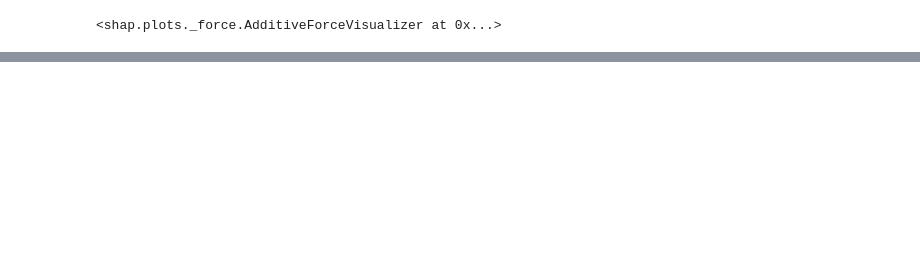
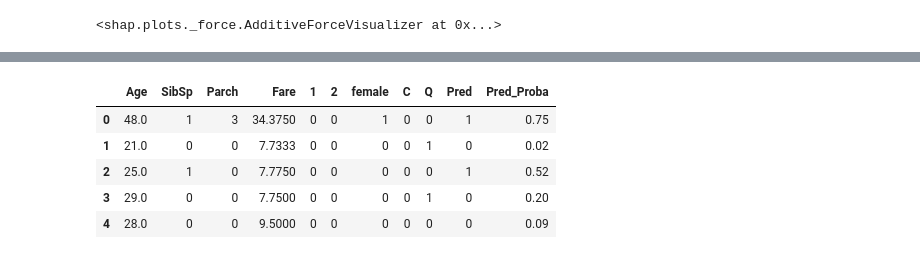
Before and after one commit to JuanFeA98/Machine_Learning, a Jupyter notebook: SHAP Values/Clasificacion.ipynb, the cells around one changed output, grey strips where cells are left out. Cells and saved outputs as stored; diff of their text form; code cells hidden in the pictures; blank space fills up the shorter version.

```diff
--- a/SHAP Values/Clasificacion.ipynb
+++ b/SHAP Values/Clasificacion.ipynb
@@ -79,6 +85,10 @@ y_pred = model.predict(X_test)
 # %%
 df_y_pred = pd.DataFrame(y_pred)
 df_y_pred.columns = ['Pred']
+# %%
+df_y_pred_proba = pd.DataFrame(y_pred_prob)
+df_y_pred_proba = df_y_pred_proba[[1]]
+df_y_pred_proba.columns = ['Pred_Proba']
 # %%
 sns.heatmap(confusion_matrix(y_test, y_pred)/len(y_test)*100, annot=True)
 plt.show()
@@ -97,3 +107,6 @@ print(classification_report(y_test, y_pred))
 weighted avg       0.82      0.82      0.82       179
 # %%
 df_final = pd.merge(X_test.reset_index(drop=True).reset_index(), df_y_pred.reset_index(), how='left', left_on='index', right_on='index')
+df_final = pd.merge(df_final, df_y_pred_proba.reset_index(), how='left', left_on='index', right_on='index')
+# %%
+df_final['Pred_Proba'] = df_final['Pred_Proba'].apply(lambda x: round(x, 2))
@@ -163,0 +172,11 @@ df_weight.sort_values('Weight', ascending=False)
+# %%
+df_final.drop('index', axis=1, inplace=True)
+# %%
+df_final.head()
+# %% [output]
+|  | Age | SibSp | Parch | Fare | 1 | 2 | female | C | Q | Pred | Pred_Proba |
+| 0 | 48.0 | 1 | 3 | 34.3750 | 0 | 0 | 1 | 0 | 0 | 1 | 0.75 |
+| 1 | 21.0 | 0 | 0 | 7.7333 | 0 | 0 | 0 | 0 | 1 | 0 | 0.02 |
+| 2 | 25.0 | 1 | 0 | 7.7750 | 0 | 0 | 0 | 0 | 0 | 1 | 0.52 |
+| 3 | 29.0 | 0 | 0 | 7.7500 | 0 | 0 | 0 | 0 | 1 | 0 | 0.20 |
+| 4 | 28.0 | 0 | 0 | 9.5000 | 0 | 0 | 0 | 0 | 0 | 0 | 0.09 |
```
Also changed, not shown: parts of 19 cells of this notebook.
